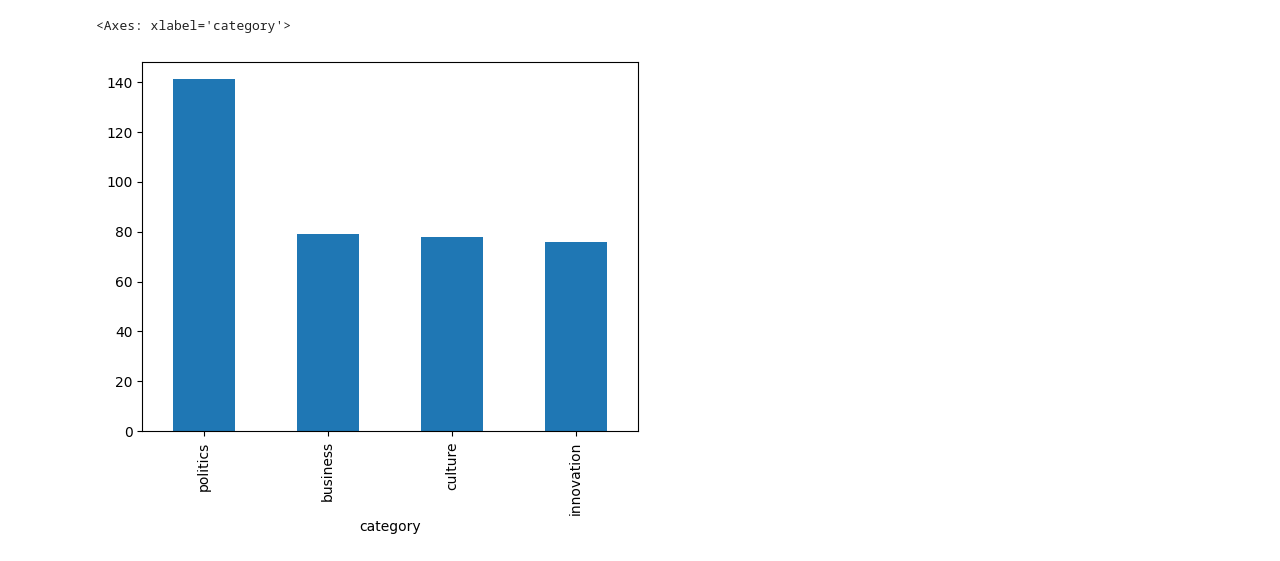
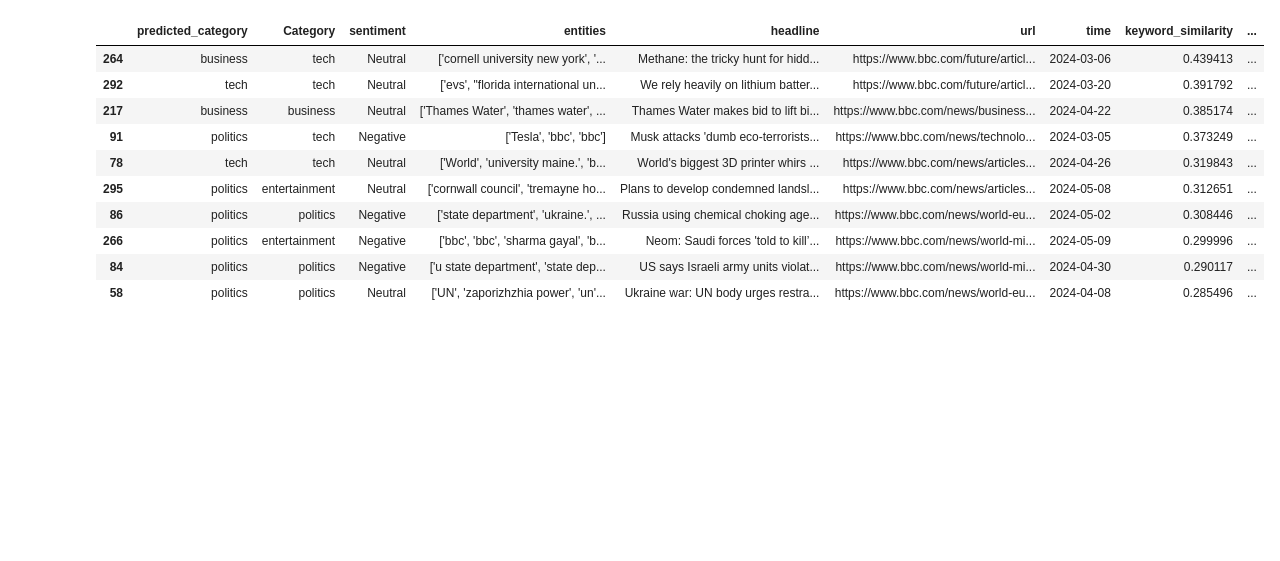
Before and after one commit to AntonWiklund1/nlp-scrapy, a Jupyter notebook: data_exploration/Data_Ecploration.ipynb, the cells around one changed output. Drawn from its saved outputs; the diff is of its cells as text; code cells hidden in the pictures; blank space fills up the shorter version.

```diff
--- a/data_exploration/Data_Ecploration.ipynb
+++ b/data_exploration/Data_Ecploration.ipynb
@@ -138,7 +131,0 @@ data
-# %%
-pd.set_option('display.max_colwidth', None)
-
-# Display the specified rows of the 'body' column
-print(data.iloc[447:451]['body'])
-
-# Reset option to default
@@ -184,5 +132,14 @@ data_scraped
-# %%
-data_scraped['category'].value_counts().plot(kind='bar')
-# %% [output]
-<Axes: xlabel='category'>
-[figure, removed]
+# %%
+data[data['Top_10'] == True].sort_values(by='keyword_similarity', ascending=False).head(10)
+# %% [output]
+|  | predicted_category | Category | sentiment | entities | headline | url | time | keyword_similarity | ... |
+| 264 | business | tech | Neutral | ['cornell university new york', '... | Methane: the tricky hunt for hidd... | https://www.bbc.com/future/articl... | 2024-03-06 | 0.439413 | ... |
+| 292 | tech | tech | Neutral | ['evs', "florida international un... | We rely heavily on lithium batter... | https://www.bbc.com/future/articl... | 2024-03-20 | 0.391792 | ... |
+| 217 | business | business | Neutral | ['Thames Water', 'thames water', ... | Thames Water makes bid to lift bi... | https://www.bbc.com/news/business... | 2024-04-22 | 0.385174 | ... |
+| 91 | politics | tech | Negative | ['Tesla', 'bbc', 'bbc'] | Musk attacks 'dumb eco-terrorists... | https://www.bbc.com/news/technolo... | 2024-03-05 | 0.373249 | ... |
+| 78 | tech | tech | Neutral | ['World', 'university maine.', 'b... | World's biggest 3D printer whirs ... | https://www.bbc.com/news/articles... | 2024-04-26 | 0.319843 | ... |
+| 295 | politics | entertainment | Neutral | ['cornwall council', 'tremayne ho... | Plans to develop condemned landsl... | https://www.bbc.com/news/articles... | 2024-05-08 | 0.312651 | ... |
+| 86 | politics | politics | Negative | ['state department', 'ukraine.', ... | Russia using chemical choking age... | https://www.bbc.com/news/world-eu... | 2024-05-02 | 0.308446 | ... |
+| 266 | politics | entertainment | Negative | ['bbc', 'bbc', 'sharma gayal', 'b... | Neom: Saudi forces 'told to kill’... | https://www.bbc.com/news/world-mi... | 2024-05-09 | 0.299996 | ... |
+| 84 | politics | politics | Negative | ['u state department', 'state dep... | US says Israeli army units violat... | https://www.bbc.com/news/world-mi... | 2024-04-30 | 0.290117 | ... |
+| 58 | politics | politics | Neutral | ['UN', 'zaporizhzhia power', 'un'... | Ukraine war: UN body urges restra... | https://www.bbc.com/news/world-eu... | 2024-04-08 | 0.285496 | ... |
```
Also changed, not shown: parts of 13 cells of this notebook.
